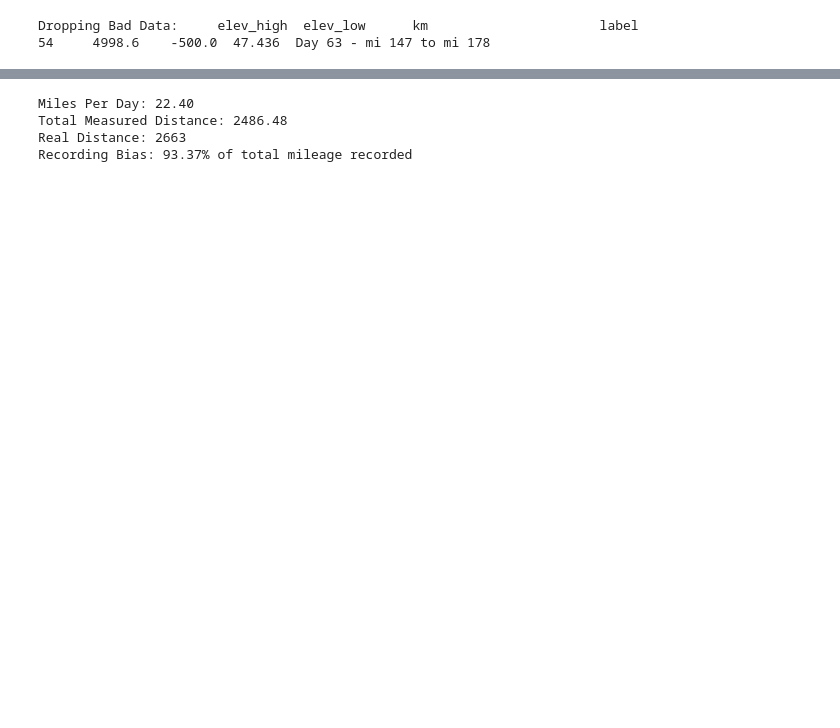
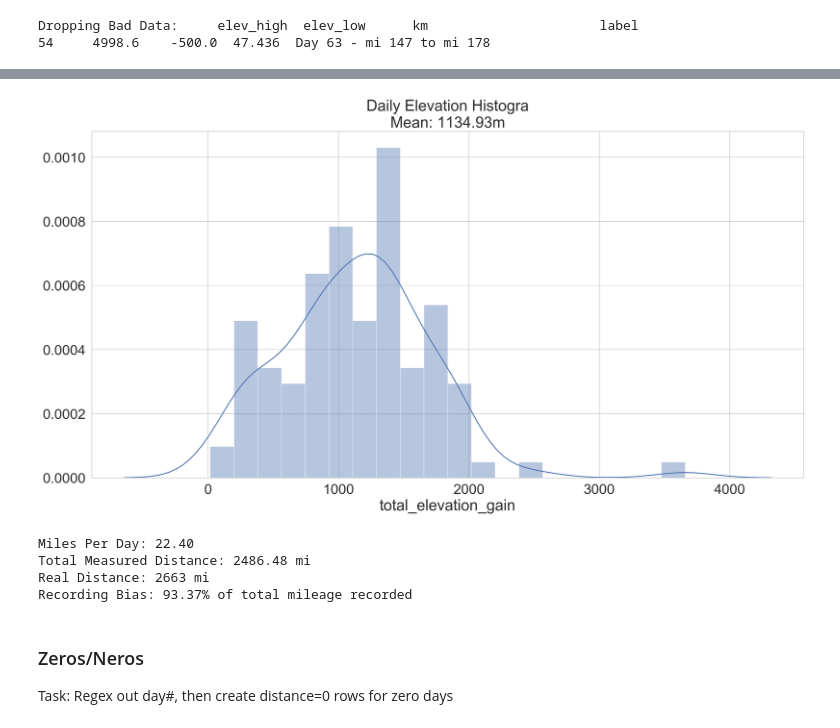
Before and after one commit to narner90/pct-2019, a Jupyter notebook: src/pct2019/notebooks/strava_test.ipynb, the cells around one changed output, grey strips where cells are left out. Cells and saved outputs as stored; diff of their text form; code cells hidden in the pictures; blank space fills up the shorter version.

```diff
--- a/src/pct2019/notebooks/strava_test.ipynb
+++ b/src/pct2019/notebooks/strava_test.ipynb
@@ -139,3 +157,10 @@ sns.distplot(pct.km, bins=20)
+# %%
+f, axarr = plt.subplots(figsize=(20, 10), dpi=200)
+plt.title(f'Daily Elevation Histogram\nMean: {pct.total_elevation_gain.mean():.2f}m')
+sns.distplot(pct.total_elevation_gain, bins=20)
+plt.show()
+# %% [output]
+[figure, added]
 # %%
 km_to_mi = 0.621371
 total_pct_miles = 2663
@@ -144,11 +169,14 @@ total_distance_mi = sum(pct.km) * 0.621371
 bias = total_distance_mi / total_pct_miles
 
 print(f'Miles Per Day: {mpd:.2f}')
-print(f'Total Measured Distance: {total_distance_mi:g}')
-print(f'Real Distance: {total_pct_miles}')
+print(f'Total Measured Distance: {total_distance_mi:g} mi')
+print(f'Real Distance: {total_pct_miles} mi')
 print(f'Recording Bias: {bias*100:0.2f}% of total mileage recorded')
 # %% [output]
 Miles Per Day: 22.40
-Total Measured Distance: 2486.48
-Real Distance: 2663
+Total Measured Distance: 2486.48 mi
+Real Distance: 2663 mi
 Recording Bias: 93.37% of total mileage recorded
+# %% [markdown]
+### Zeros/Neros
+Task: Regex out day#, then create distance=0 rows for zero days
```
Also changed, not shown: parts of 7 cells of this notebook.
